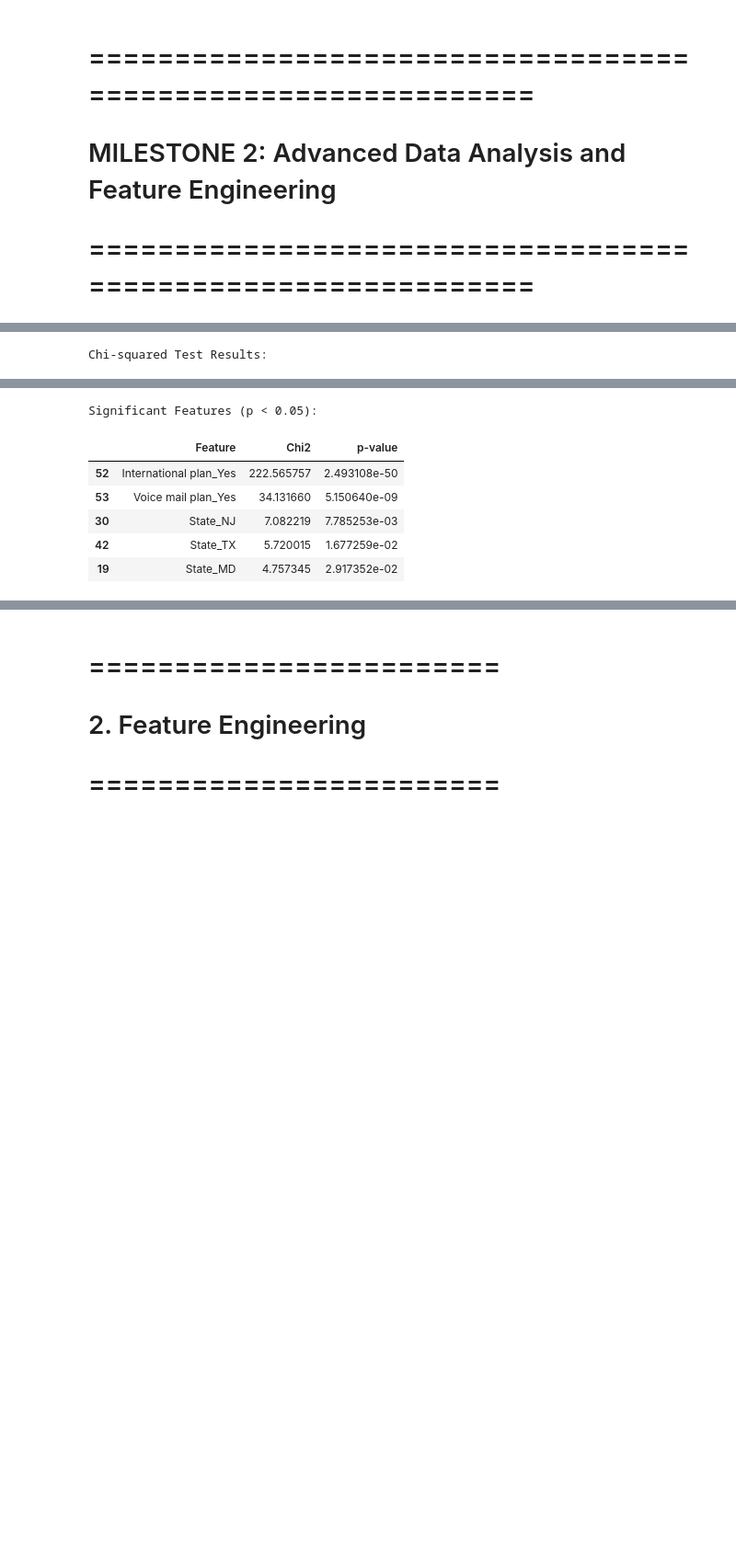
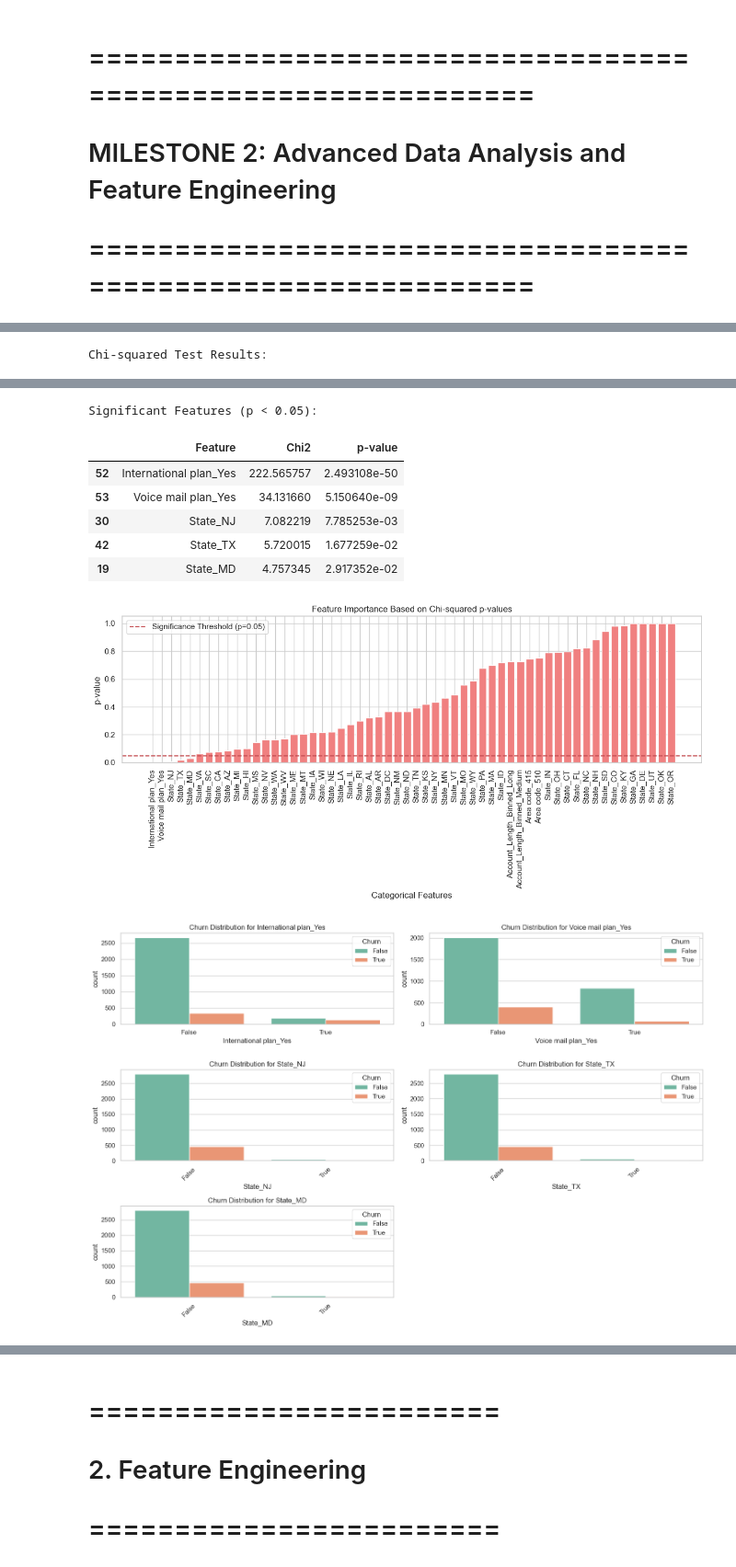
Before and after one commit to Reemsoliiman/customer-churn-prediction-analysis, a Jupyter notebook: notebooks/02_feature_engineering.ipynb, the cells around one changed output, grey strips where cells are left out. Shown at 92% size. Drawn from its saved outputs; the diff is of its cells as text; code cells hidden in the pictures; blank space fills up the shorter version.

```diff
--- a/notebooks/02_feature_engineering.ipynb
+++ b/notebooks/02_feature_engineering.ipynb
@@ -63,47 +101,88 @@ categorical_cols = [
 # %%
+## Chi-Square Test for Categorical Features
+
+# Define categorical columns
+numeric_cols = df.select_dtypes(include=[np.number]).columns
+categorical_cols = [col for col in df.columns if col not in numeric_cols]
+target = 'Churn'
+
 # Perform Chi-squared tests
 chi2_results = []
-
 for col in categorical_cols:
-    if col != "Churn":  # Exclude Churn as it's the target
-        contingency_table = pd.crosstab(df[col], df["Churn"])
-        chi2, p, dof, expected = chi2_contingency(contingency_table)
+    if col != target:
+        contingency_table = pd.crosstab(df[col], df[target])
+        chi2, p, dof, expected = stats.chi2_contingency(contingency_table)
         chi2_results.append({"Feature": col, "Chi2": chi2, "p-value": p})
 
 # Convert to DataFrame and sort by p-value
 chi2_df = pd.DataFrame(chi2_results).sort_values("p-value")
 
 # Display results
-print("Chi-squared Test Results:")
+print("\nChi-squared Test Results:")
 display(chi2_df)
 
 # Highlight significant features (p < 0.05)
-significant_features = chi2_df[chi2_df['p-value'] < 0.05]
+significant_features_chi2 = chi2_df[chi2_df['p-value'] < 0.05]
 print("\nSignificant Features (p < 0.05):")
-display(significant_features)
+display(significant_features_chi2)
+
+# Visualize feature importance with bar chart
+plt.figure(figsize=(12, 6))
+plt.bar(chi2_df['Feature'], chi2_df['p-value'], color='lightcoral')
+plt.xticks(rotation=90)
+plt.xlabel('Categorical Features')
+plt.ylabel('p-value')
+plt.title('Feature Importance Based on Chi-squared p-values')
+plt.axhline(y=0.05, color='r', linestyle='--', label='Significance Threshold (p=0.05)')
+plt.legend()
+plt.tight_layout()
+plt.savefig(f'../visualizations/enhanced/feature_importance_based_on_Chi-squared_p-values.png')
+plt.show()
+
+# Additional visualization: Countplot for significant features
+plt.figure(figsize=(15, 10))
+n_cols = 2
+n_rows = int(np.ceil(len(significant_features_chi2) / n_cols))
+for i, row in enumerate(significant_features_chi2.itertuples(), 1):
+    col = row.Feature
+    plt.subplot(n_rows, n_cols, i)
+    sns.countplot(data=df, x=col, hue=target, palette='Set2')
+    plt.title(f'Churn Distribution for {col}')
+    plt.xticks(rotation=45 if 'State' in col else 0)
+    plt.legend(title='Churn', labels=['False', 'True'])
+plt.tight_layout()
+plt.savefig('../visualizations/enhanced/countplot_significant_features.png')
+plt.show()
+
+# Print significance status for each feature
+for i, row in chi2_df.iterrows():
+    signif = "Significant" if row["p-value"] < 0.05 else "Not Significant"
+    print(f"{row['Feature']}: p-value={row['p-value']:.4f} --> {signif}")
 # %% [output]
 Chi-squared Test Results:
 |  | Feature | Chi2 | p-value |
 | 52 | International plan_Yes | 222.565757 | 2.493108e-50 |
 | 53 | Voice mail plan_Yes | 34.131660 | 5.150640e-09 |
 | 30 | State_NJ | 7.082219 | 7.785253e-03 |
 | 42 | State_TX | 5.720015 | 1.677259e-02 |
 | 19 | State_MD | 4.757345 | 2.917352e-02 |
 | 44 | State_VA | 3.435014 | 6.382803e-02 |
 | 39 | State_SC | 3.162475 | 7.534888e-02 |
 | 3 | State_CA | 3.061232 | 8.018087e-02 |
 | 2 | State_AZ | 2.930757 | 8.690672e-02 |
 | 21 | State_MI | 2.737304 | 9.803006e-02 |
 | ... | ... | ... | ... |
 | 9 | State_GA | 0.000000 | 1.000000e+00 |
 | 7 | State_DE | 0.000000 | 1.000000e+00 |
 | 43 | State_UT | 0.000000 | 1.000000e+00 |
 | 35 | State_OK | 0.000000 | 1.000000e+00 |
 | 36 | State_OR | 0.000000 | 1.000000e+00 |
 Significant Features (p < 0.05):
 |  | Feature | Chi2 | p-value |
 | 52 | International plan_Yes | 222.565757 | 2.493108e-50 |
 | 53 | Voice mail plan_Yes | 34.131660 | 5.150640e-09 |
 | 30 | State_NJ | 7.082219 | 7.785253e-03 |
 | 42 | State_TX | 5.720015 | 1.677259e-02 |
 | 19 | State_MD | 4.757345 | 2.917352e-02 |
+[figure, added]
+[figure, added]
```
Also changed, not shown: parts of 33 cells of this notebook, 13 other files.
